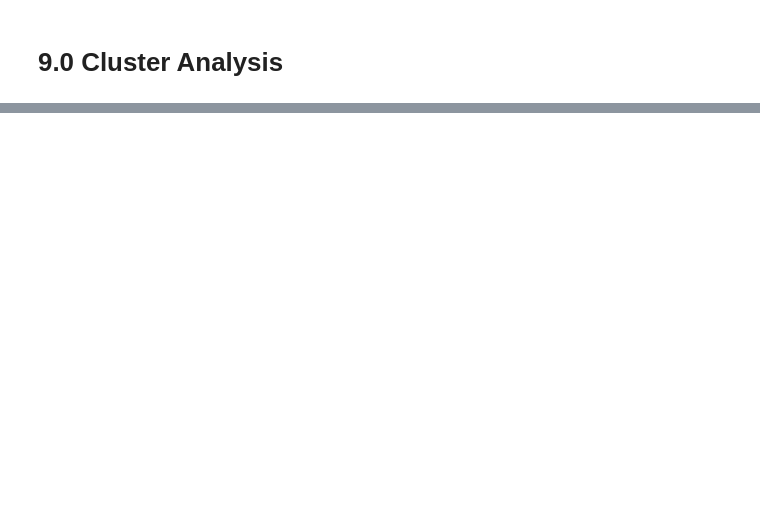
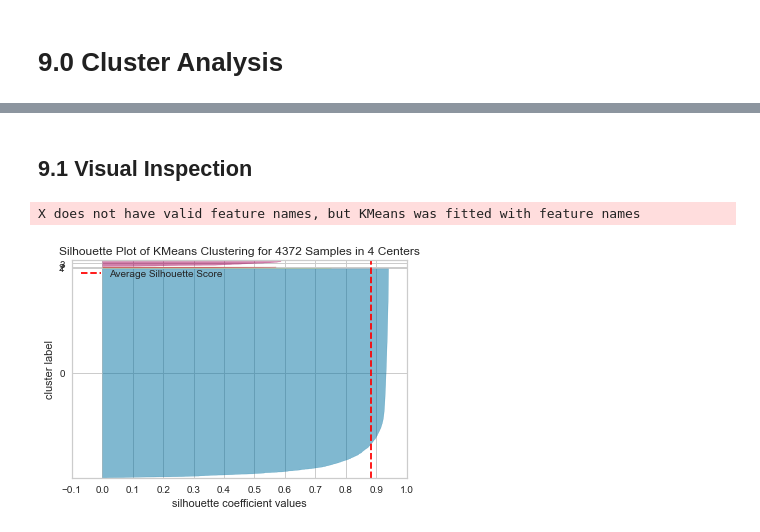
Before and after one commit to ViniciusKos/insiders_clustering, a Jupyter notebook: cluster_circle2.ipynb, the cells around one changed output, grey strips where cells are left out. Drawn from its saved outputs; the diff is of its cells as text; code cells hidden in the pictures; blank space fills up the shorter version.

```diff
--- a/cluster_circle2.ipynb
+++ b/cluster_circle2.ipynb
@@ -351,0 +348,9 @@ fig.show()
+# %% [markdown]
+## 9.1 Visual Inspection
+# %%
+visualizer = SilhouetteVisualizer( kmeans, init='k-means++', colors='yellowbrick')
+visualizer.fit(X)
+visualizer.finalize()
+# %% [output]
+X does not have valid feature names, but KMeans was fitted with feature names
+[figure, added]
```
Also changed, not shown: parts of 16 cells of this notebook.
